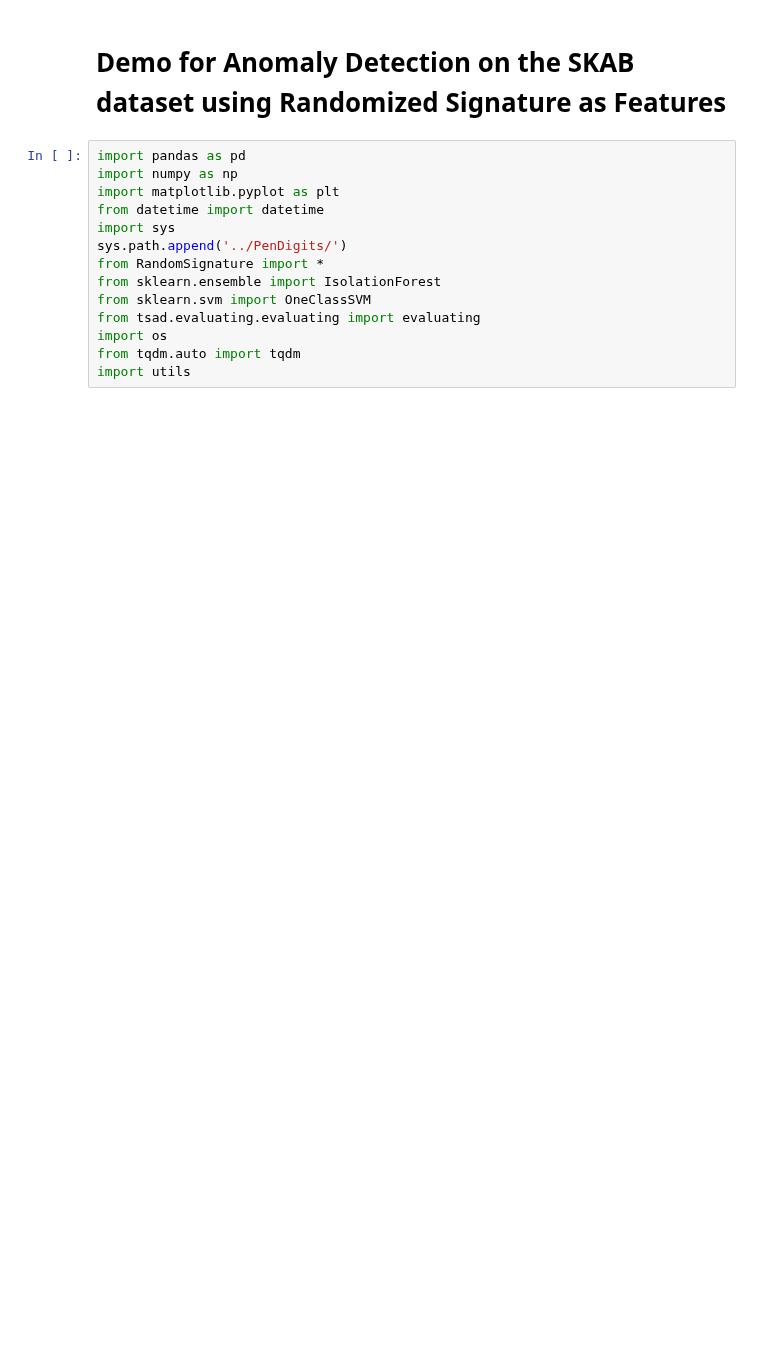
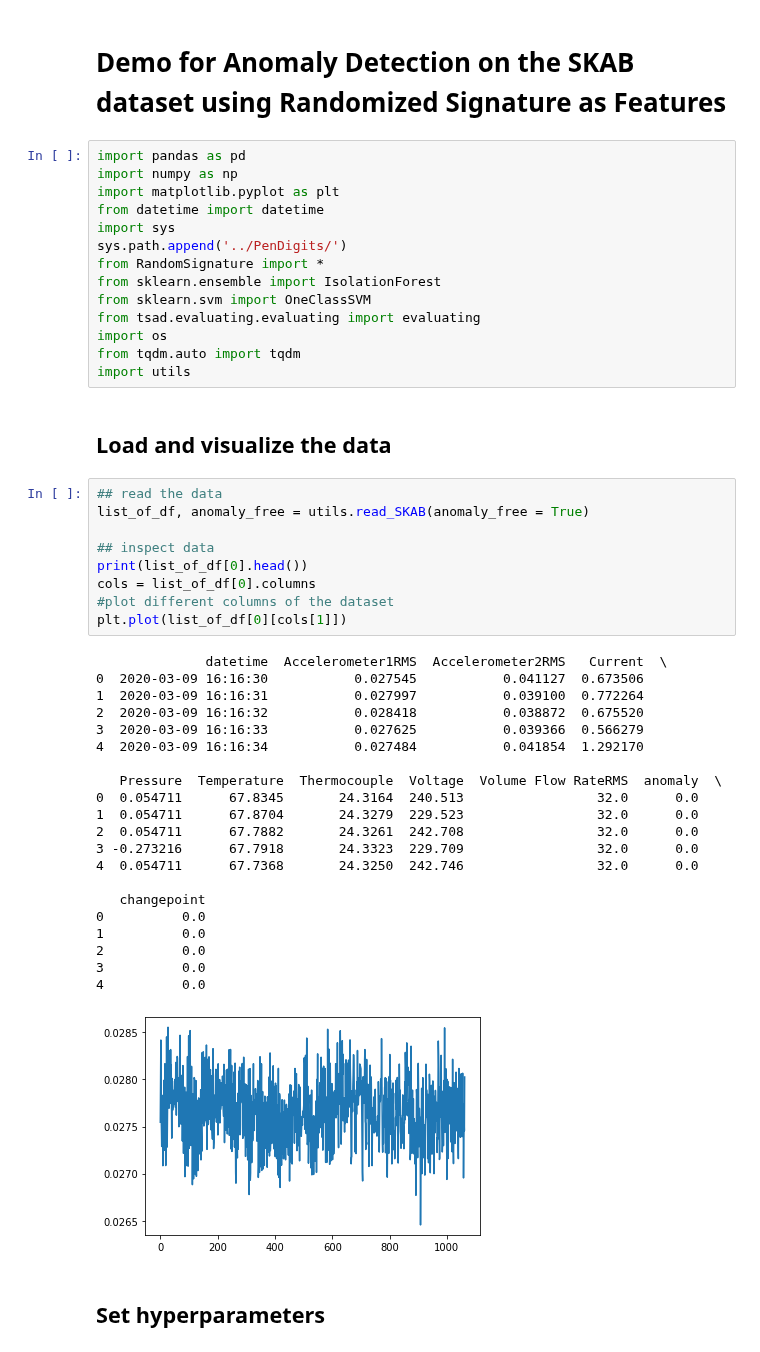
Before and after one commit to emguzzi/MasterThesisDemo, a Jupyter notebook: SKAB/SKAB_Signature_Demo.ipynb, the cells around one changed output. Saved outputs shown, nothing was run; the diff lists cells and outputs as text; blank space fills up the shorter version.

```diff
--- a/SKAB/SKAB_Signature_Demo.ipynb
+++ b/SKAB/SKAB_Signature_Demo.ipynb
@@ -14,4 +14,39 @@ from tsad.evaluating.evaluating import evaluating
 import os
 from tqdm.auto import tqdm
 import utils
+# %% [markdown]
+## Load and visualize the data
+# %%
+## read the data
+list_of_df, anomaly_free = utils.read_SKAB(anomaly_free = True)
+
+## inspect data
+print(list_of_df[0].head())
+cols = list_of_df[0].columns
+#plot different columns of the dataset
+plt.plot(list_of_df[0][cols[1]])
+# %% [output]
+              datetime  Accelerometer1RMS  Accelerometer2RMS   Current  \
+0  2020-03-09 16:16:30           0.027545           0.041127  0.673506
+1  2020-03-09 16:16:31           0.027997           0.039100  0.772264
+2  2020-03-09 16:16:32           0.028418           0.038872  0.675520
+3  2020-03-09 16:16:33           0.027625           0.039366  0.566279
+4  2020-03-09 16:16:34           0.027484           0.041854  1.292170
+
+   Pressure  Temperature  Thermocouple  Voltage  Volume Flow RateRMS  anomaly  \
+0  0.054711      67.8345       24.3164  240.513                 32.0      0.0
+1  0.054711      67.8704       24.3279  229.523                 32.0      0.0
+2  0.054711      67.7882       24.3261  242.708                 32.0      0.0
+3 -0.273216      67.7918       24.3323  229.709                 32.0      0.0
+4  0.054711      67.7368       24.3250  242.746                 32.0      0.0
+
+   changepoint
+0          0.0
+1          0.0
+2          0.0
+3          0.0
+4          0.0
+[figure, added]
+# %% [markdown]
+## Set hyperparameters
 # %%
```
Also changed, not shown: parts of 8 cells of this notebook, 1 other file.
